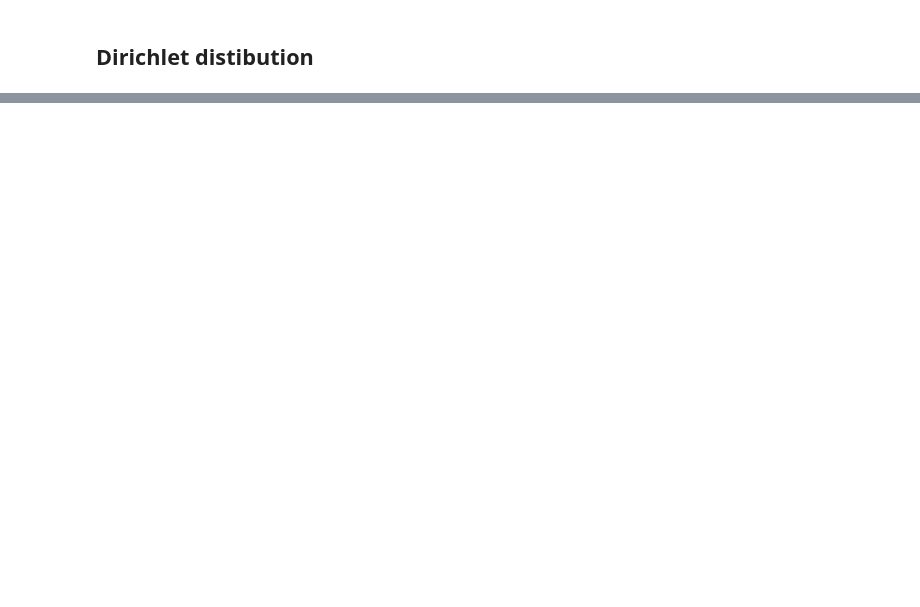
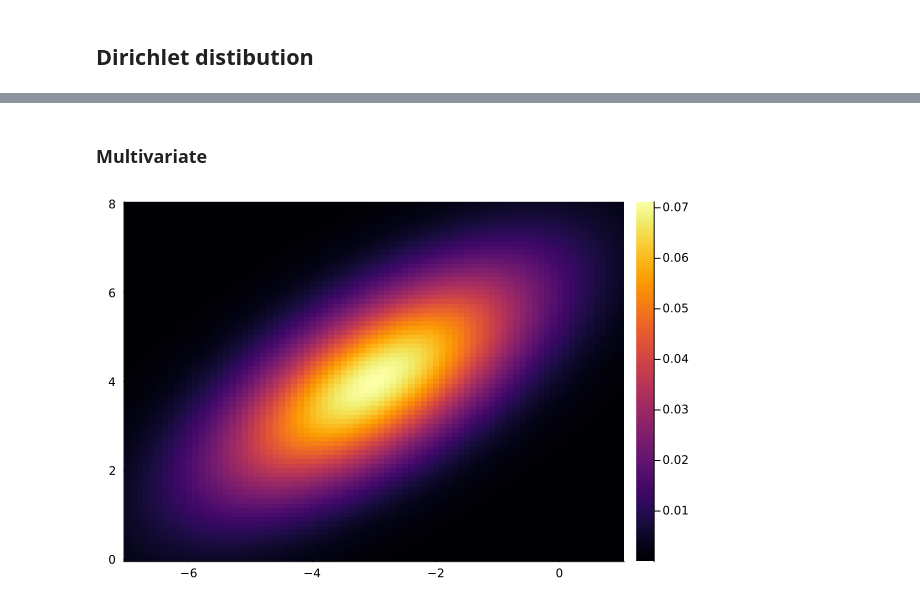
Before and after one commit to SylvainBrouwer/PRML-in-Julia, a Jupyter notebook: notebooks/ch02_probability_distributions.ipynb, the cells around one changed output, grey strips where cells are left out. Drawn from its saved outputs; the diff is of its cells as text; code cells hidden in the pictures; blank space fills up the shorter version.

```diff
--- a/notebooks/ch02_probability_distributions.ipynb
+++ b/notebooks/ch02_probability_distributions.ipynb
@@ -128,0 +140,13 @@ plot!(camera=(110,20))
+# %% [markdown]
+### Multivariate
+# %%
+sigma = [3 2; 2 3]
+mu = [-3, 4]
+dist = MultivariateGaussian(mu, sigma)
+
+x = collect(-7:0.1:1)
+y = collect(0:0.1:8)
+p = permutedims(hcat([[pdf(dist, [x_i, y_i]) for x_i in x] for y_i in y]...))
+heatmap(x, y, p)
+# %% [output]
+[figure, added]
```
Also changed, not shown: parts of 8 cells of this notebook, 4 other files.
